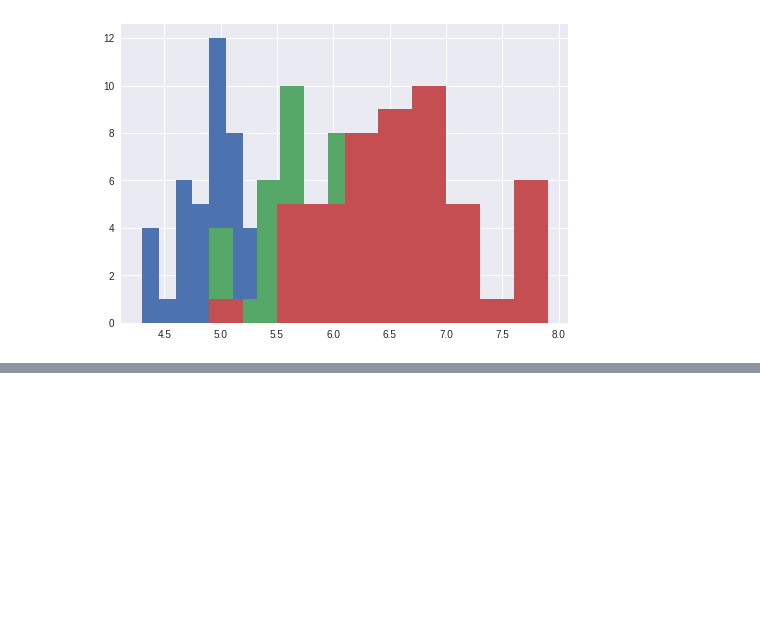
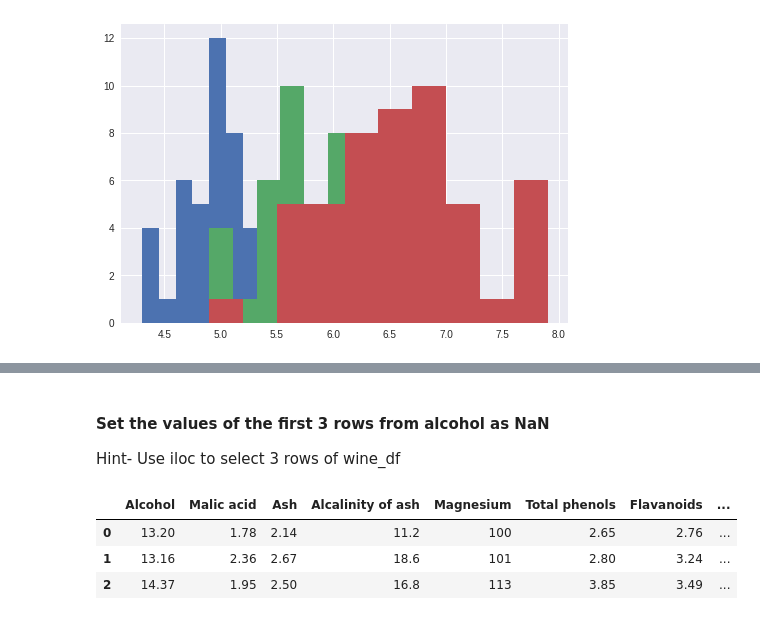
Before and after one commit to MLCCKolkata/Assignment-3, a Jupyter notebook: gopal-agarwal.ipynb, the cells around one changed output, grey strips where cells are left out. Saved outputs shown, nothing was run; the diff lists cells and outputs as text; code cells hidden in the pictures; blank space fills up the shorter version.

```diff
--- a/gopal-agarwal.ipynb
+++ b/gopal-agarwal.ipynb
@@ -483,0 +558,11 @@ plt.hist(virginica['sepal_length'])
+# %% [markdown]
+#### Set the values of the first 3 rows from alcohol as NaN
+
+Hint- Use iloc to select 3 rows of wine_df
+# %%
+wine_df.iloc[:3]
+# %% [output]
+|  | Alcohol | Malic acid | Ash | Alcalinity of ash | Magnesium | Total phenols | Flavanoids | ... |
+| 0 | 13.20 | 1.78 | 2.14 | 11.2 | 100 | 2.65 | 2.76 | ... |
+| 1 | 13.16 | 2.36 | 2.67 | 18.6 | 101 | 2.80 | 3.24 | ... |
+| 2 | 14.37 | 1.95 | 2.50 | 16.8 | 113 | 3.85 | 3.49 | ... |
```
Also changed, not shown: parts of 20 cells of this notebook.
